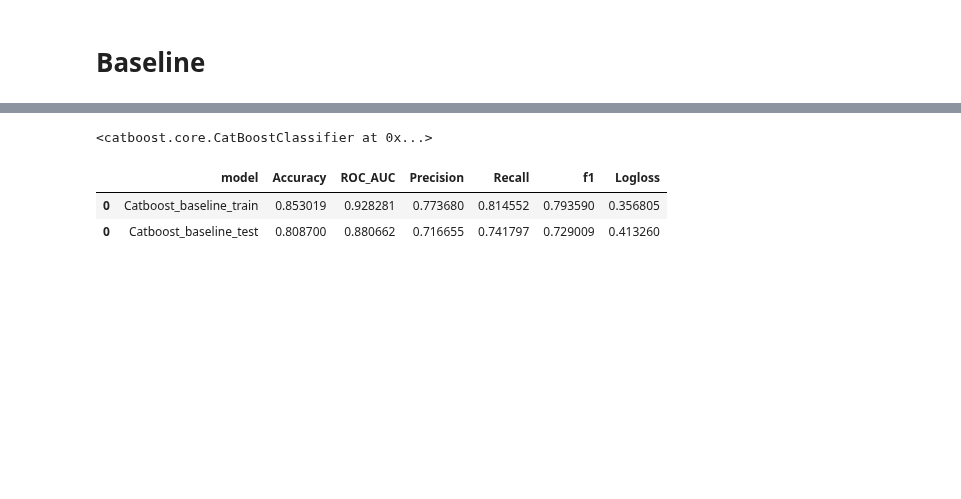
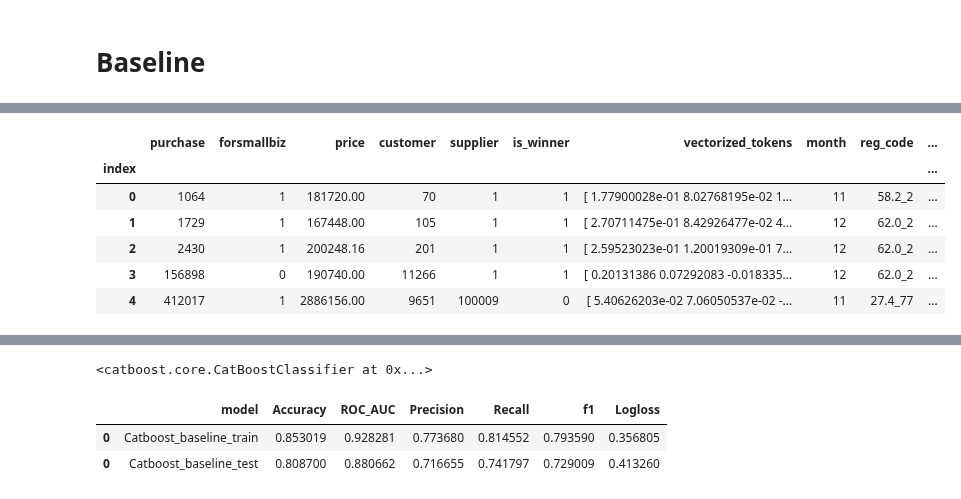
Before and after one commit to Lsdbot/Zakupki, a Jupyter notebook: notebooks/Classifier_win.ipynb, the cells around one changed output, grey strips where cells are left out. Saved outputs shown, nothing was run; the diff lists cells and outputs as text; code cells hidden in the pictures; blank space fills up the shorter version.

```diff
--- a/notebooks/Classifier_win.ipynb
+++ b/notebooks/Classifier_win.ipynb
@@ -53,0 +64,13 @@ df = df.drop(columns=['Unnamed: 0'])
+# %%
+df_test = pd.read_csv(preproc['test_data'])
+df_test = df_test.set_index('index')
+
+df_test[:5]
+# %% [output]
+|  | purchase | forsmallbiz | price | customer | supplier | is_winner | vectorized_tokens | month | reg_code | ... |
+| index |  |  |  |  |  |  |  |  |  | ... |
+| 0 | 1064 | 1 | 181720.00 | 70 | 1 | 1 | [ 1.77900028e-01 8.02768195e-02 1... | 11 | 58.2_2 | ... |
+| 1 | 1729 | 1 | 167448.00 | 105 | 1 | 1 | [ 2.70711475e-01 8.42926477e-02 4... | 12 | 62.0_2 | ... |
+| 2 | 2430 | 1 | 200248.16 | 201 | 1 | 1 | [ 2.59523023e-01 1.20019309e-01 7... | 12 | 62.0_2 | ... |
+| 3 | 156898 | 0 | 190740.00 | 11266 | 1 | 1 | [ 0.20131386 0.07292083 -0.018335... | 12 | 62.0_2 | ... |
+| 4 | 412017 | 1 | 2886156.00 | 9651 | 100009 | 0 | [ 5.40626203e-02 7.06050537e-02 -... | 11 | 27.4_77 | ... |
```
Also changed, not shown: parts of 13 cells of this notebook, 3 other files.
